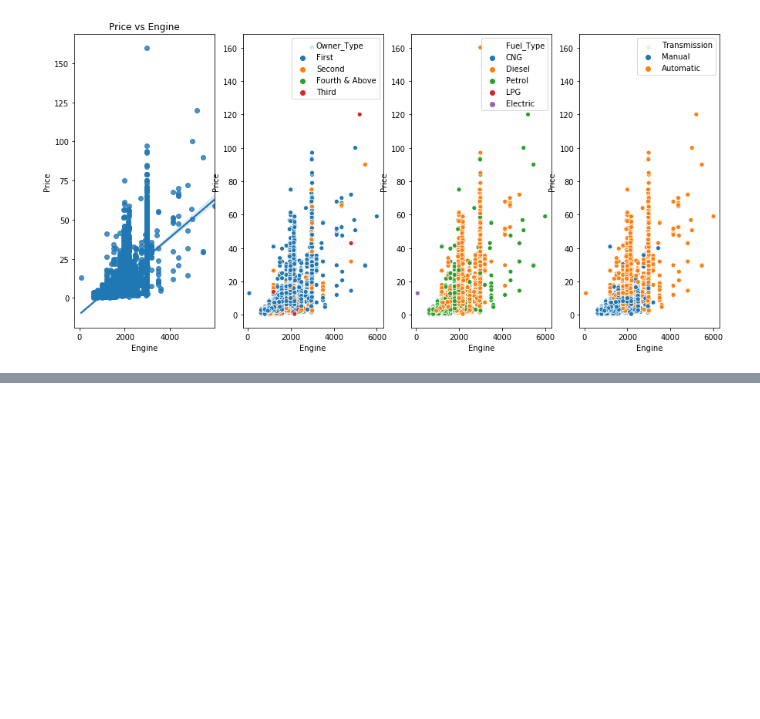
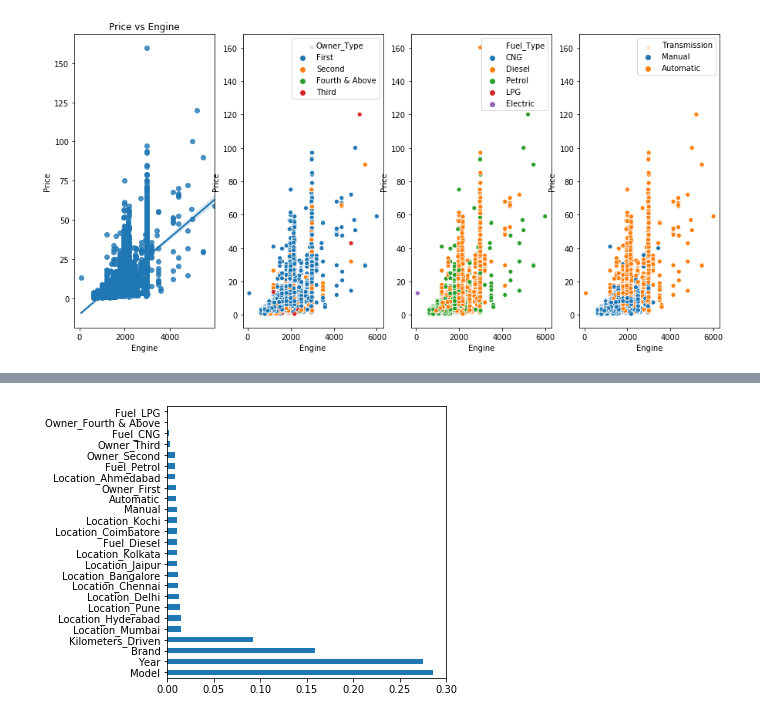
Before and after one commit to Project-Team-0/Car-Price-Prediction, a Jupyter notebook: Car Price Prediction.ipynb, the cells around one changed output, grey strips where cells are left out. Cells and saved outputs as stored; diff of their text form; code cells hidden in the pictures; blank space fills up the shorter version.

```diff
--- a/Car Price Prediction.ipynb
+++ b/Car Price Prediction.ipynb
@@ -470,0 +495,19 @@ sns.scatterplot(x=train_data['Engine'],y=train_data['Price'],hue=train_data['Tra
+# %%
+one_hot = pd.get_dummies(train_data_X['Location'],prefix='Location')
+train_data_X = train_data_X.drop('Location',axis = 1)
+train_data_X=train_data_X.join(one_hot)
+two_hot = pd.get_dummies(train_data_X['Fuel_Type'],prefix='Fuel')
+train_data_X = train_data_X.drop('Fuel_Type',axis = 1)
+train_data_X=train_data_X.join(two_hot)
+three_hot = pd.get_dummies(train_data_X['Owner_Type'],prefix='Owner')
+train_data_X = train_data_X.drop('Owner_Type',axis = 1)
+train_data_X=train_data_X.join(three_hot)
+two_hot = pd.get_dummies(train_data_X['Transmission'])
+train_data_X = train_data_X.drop('Transmission',axis = 1)
+train_data_X=train_data_X.join(two_hot)
+#two_hot = pd.get_dummies(train_data_X['Seats'],prefix='Seats')
+#train_data_X = train_data_X.drop('Seats',axis = 1)
+#train_data_X=train_data_X.join(two_hot)
+
+
+train_data_X.head()
@@ -470,0 +522,6 @@ sns.scatterplot(x=train_data['Engine'],y=train_data['Price'],hue=train_data['Tra
+# %%
+from sklearn.preprocessing import LabelEncoder
+
+lb_make = LabelEncoder()
+train_data_X["Brand"] = lb_make.fit_transform(train_data_X["Brand"])
+train_data_X["Model"] = lb_make.fit_transform(train_data_X["Model"])
@@ -470,0 +541,3 @@ sns.scatterplot(x=train_data['Engine'],y=train_data['Price'],hue=train_data['Tra
+# %%
+train_data_X['Year']=train_data_X['Year'].apply(lambda x: 2019-x)
+train_data_X.head()
@@ -470,0 +552,5 @@ sns.scatterplot(x=train_data['Engine'],y=train_data['Price'],hue=train_data['Tra
+# %%
+from sklearn.feature_selection import SelectKBest
+from sklearn.feature_selection import chi2
+X=train_data_X.astype('int')
+y=train_data_y.astype('int')
@@ -470,0 +603,9 @@ sns.scatterplot(x=train_data['Engine'],y=train_data['Price'],hue=train_data['Tra
+# %%
+from sklearn.ensemble import ExtraTreesClassifier
+model = ExtraTreesClassifier()
+model.fit(X,y)
+feat_importances = pd.Series(model.feature_importances_, index=X.columns)
+feat_importances.nlargest(25).plot(kind='barh')
+plt.show()
+# %% [output]
+[figure, added]
```
Also changed, not shown: parts of 17 cells of this notebook.
